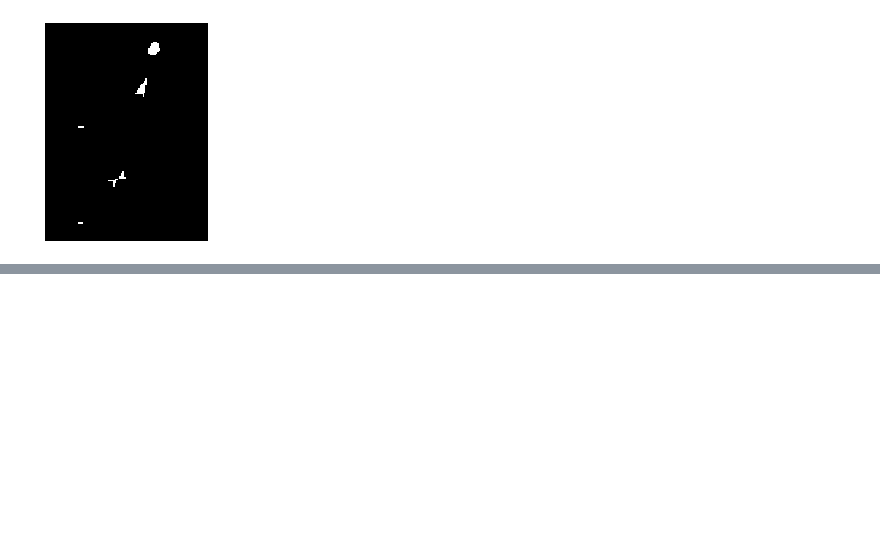
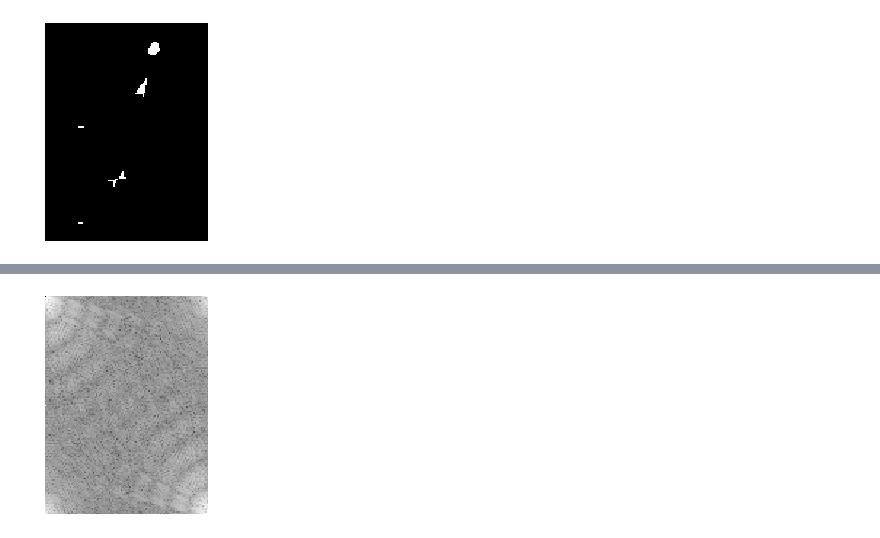
Before and after one commit to PavloZakala/ML_projects, a Jupyter notebook: EdgeDetection.ipynb, the cells around one changed output, grey strips where cells are left out. Saved outputs shown, nothing was run; the diff lists cells and outputs as text; code cells hidden in the pictures; blank space fills up the shorter version.

```diff
--- a/EdgeDetection.ipynb
+++ b/EdgeDetection.ipynb
@@ -319,0 +334,6 @@ show_img(cv_hitmiss_img)
+# %%
+fourier1 = np.fft.fft2(img1)
+fourier_img1 = (20*np.log(np.abs(fourier1))).astype("uint8")
+show_img(fourier_img1)
+# %% [output]
+[figure, added]
```
Also changed, not shown: parts of 25 cells of this notebook.
